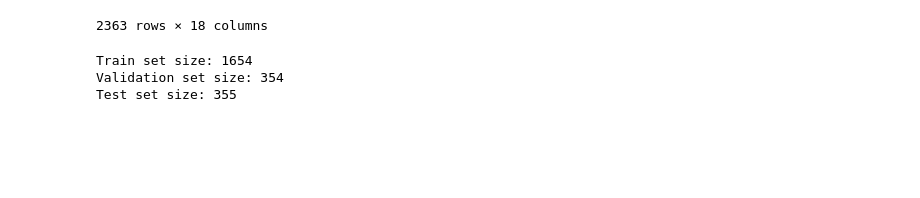
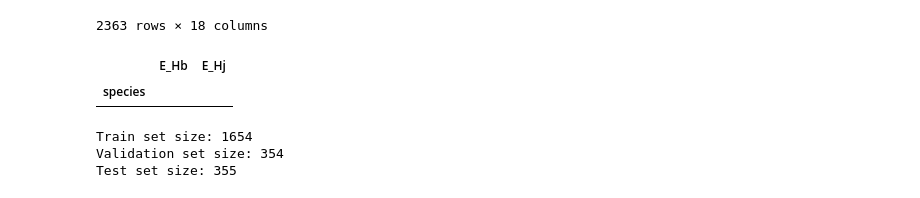
Before and after one commit to diogo-f-oliveira/DEB_ML_Init, a Jupyter notebook: notebooks/Data Preprocessing.ipynb, the cells around one changed output. Cells and saved outputs as stored; diff of their text form; code cells hidden in the pictures; blank space fills up the shorter version.

```diff
--- a/notebooks/Data Preprocessing.ipynb
+++ b/notebooks/Data Preprocessing.ipynb
@@ -644,6 +644,13 @@ bio_nap_df
 | Zosterops_lateralis | 12.5 | Zosterops | Zosteropidae | Passeriformes | Aves | Chordata | False | 2594.395445 | 0.964558 | 0.021701 | ... |
 | Zosterops_virens | 11.8 | Zosterops | Zosteropidae | Passeriformes | Aves | Chordata | False | 1036.789660 | 0.991031 | 0.028112 | ... |
 2363 rows × 18 columns
+# %%
+# Add small increment to make sure maturities always increase
+bio_nap_df.loc[bio_nap_df['E_Hj'] == bio_nap_df['E_Hb'], 'E_Hj'] *= (1 + 1e-10)
+bio_nap_df.loc[bio_nap_df['E_Hj'] == bio_nap_df['E_Hb'], ['E_Hb', 'E_Hj']]
+# %% [output]
+|  | E_Hb | E_Hj |
+| species |  |  |
 # %%
 dataset_name = 'biologist_no_pub_age'
 types_of_col = {
```
Also changed, not shown: 13 other files.
